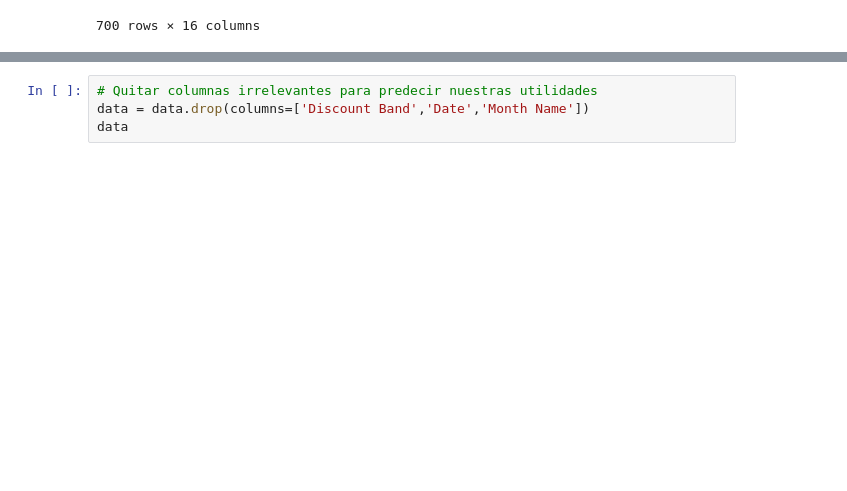
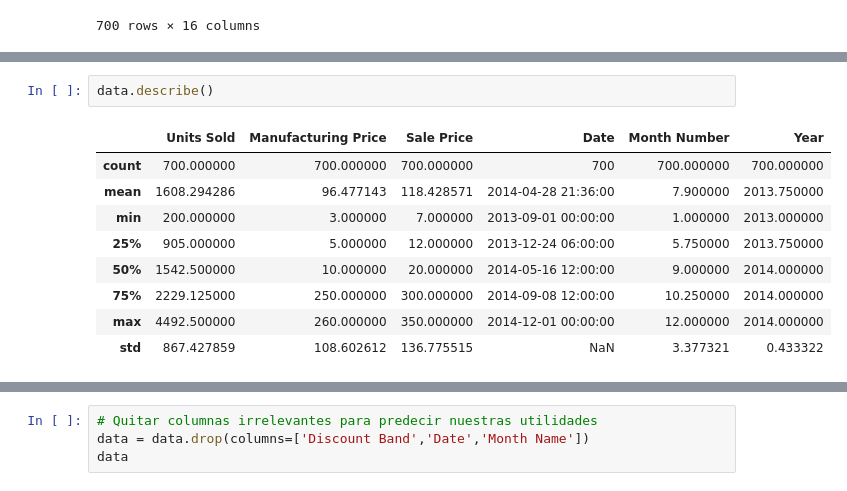
Before and after one commit to GonzaloCanoP/P01-Proyecto-Lab-Aprednizaje-Estadistico, a Jupyter notebook: P01- Regresión (2).ipynb, the cells around one changed output, grey strips where cells are left out. Saved outputs shown, nothing was run; the diff lists cells and outputs as text; blank space fills up the shorter version.

```diff
--- a/P01- Regresión (2).ipynb
+++ b/P01- Regresión (2).ipynb
@@ -118,0 +143,12 @@ data
+# %%
+data.describe()
+# %% [output]
+|  | Units Sold | Manufacturing Price | Sale Price | Date | Month Number | Year |
+| count | 700.000000 | 700.000000 | 700.000000 | 700 | 700.000000 | 700.000000 |
+| mean | 1608.294286 | 96.477143 | 118.428571 | 2014-04-28 21:36:00 | 7.900000 | 2013.750000 |
+| min | 200.000000 | 3.000000 | 7.000000 | 2013-09-01 00:00:00 | 1.000000 | 2013.000000 |
+| 25% | 905.000000 | 5.000000 | 12.000000 | 2013-12-24 06:00:00 | 5.750000 | 2013.750000 |
+| 50% | 1542.500000 | 10.000000 | 20.000000 | 2014-05-16 12:00:00 | 9.000000 | 2014.000000 |
+| 75% | 2229.125000 | 250.000000 | 300.000000 | 2014-09-08 12:00:00 | 10.250000 | 2014.000000 |
+| max | 4492.500000 | 260.000000 | 350.000000 | 2014-12-01 00:00:00 | 12.000000 | 2014.000000 |
+| std | 867.427859 | 108.602612 | 136.775515 | NaN | 3.377321 | 0.433322 |
```
Also changed, not shown: parts of 70 cells of this notebook.
